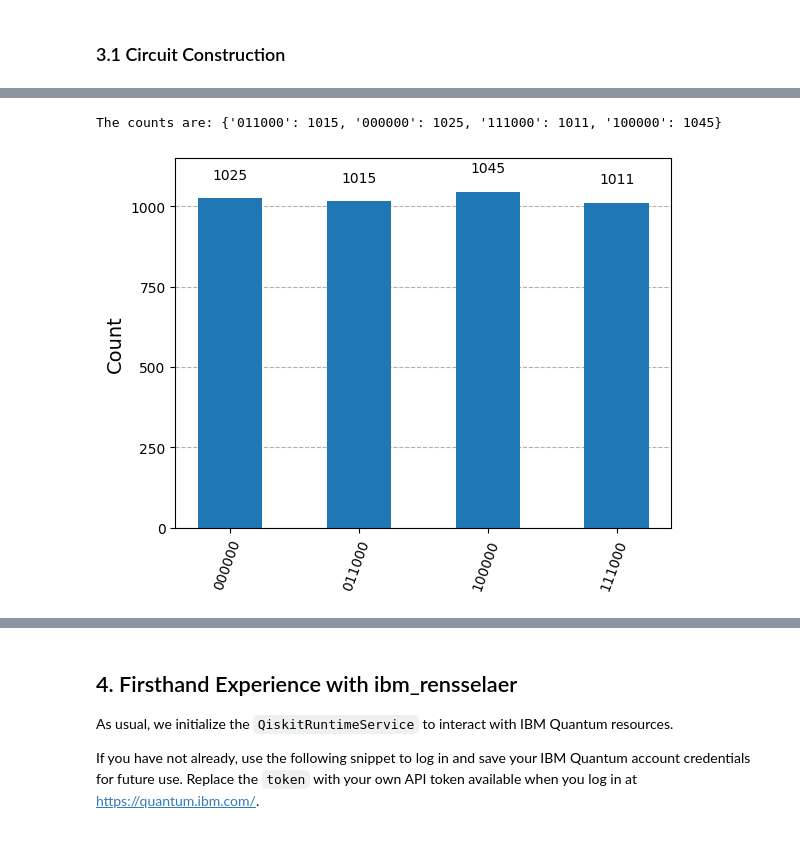
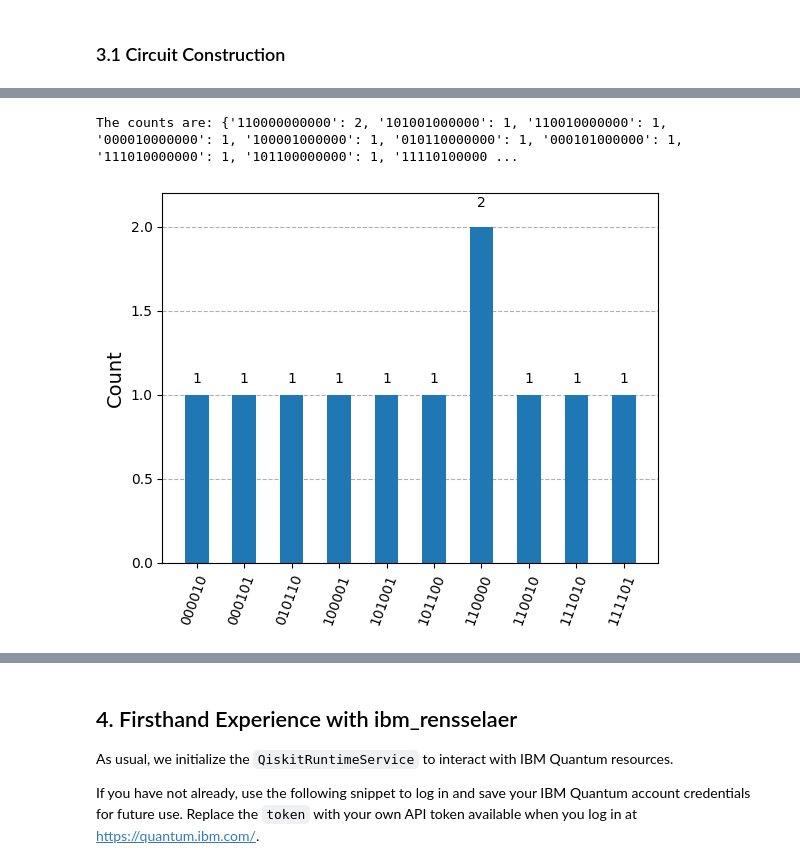
Before and after one commit to YangletLiu/quantum-education-modules, a Jupyter notebook: Modules/Algorithms/Simons/simons.ipynb, the cells around one changed output, grey strips where cells are left out. Saved outputs shown, nothing was run; the diff lists cells and outputs as text; code cells hidden in the pictures.

```diff
--- a/Modules/Algorithms/Simons/simons.ipynb
+++ b/Modules/Algorithms/Simons/simons.ipynb
@@ -113,7 +150,7 @@ from qiskit import QuantumCircuit
 
 # Preprocessing
 # Select a secret bit string
-s = '110'
+s = '110101'
 
 # Number of qubits to represent s
 num_qubits = num_bits = len(s)
@@ -137,20 +174,15 @@ reverse_s = s[::-1]
 flag_bit = reverse_s.find("1")
 
 # |x>|0> -> |x>|x>
-# for q in range(num_qubits):
-#     qc.cx(q, q + num_qubits)
+# Copy input to output
 for q in range(num_qubits):
     qc.cx(q + num_qubits, q)
 
 # |x> -> |x ⊕ s>
-# if flag_bit != -1:
-#     for q in range(num_qubits):
-#         if reverse_s[q] == '1':
-#             qc.cx(flag_bit, q + num_qubits)
-
+# If there is a found chosen flag bit, apply CNOT with flag as control and
 if flag_bit != -1:
     for q in range(num_qubits):
-        if s[q] == '1':
+        if reverse_s[q] == '1':
             qc.cx(2 * num_qubits - (flag_bit + 1), q)
 
 qc.barrier()
@@ -177,20 +209,26 @@ First, we initialize a StatevectorSampler primitive that classically simulates t
 # %%
 # Running on Simulator
 from qiskit.primitives import StatevectorSampler
 from qiskit.visualization import plot_histogram
 
 sampler = StatevectorSampler()
 
 sim_qc = qc
 
-# Run using sampler
-result = sampler.run([sim_qc], shots=4096).result()
+# Run using sampler n + 2 times to ensure we have at least n measurements
+result = sampler.run([sim_qc], shots=num_qubits + 5).result()
 
-# Get counts for the classical register "c"
+# Get counts for the classical register "c" (Note that the unmeasured qubits remain in the final result)
 counts = result[0].data.c.get_counts()
 print(f"The counts are: {counts}")
 
-plot_histogram(counts)
+# Remove unmeasured qubits from final result
+final_counts = {}
+for key, value in counts.items():
+    measured = key[:num_qubits]
+    final_counts[measured] = value
+
+plot_histogram(final_counts)
 # %% [output]
-The counts are: {'011000': 1015, '000000': 1025, '111000': 1011, '100000': 1045}
+The counts are: {'110000000000': 2, '101001000000': 1, '110010000000': 1, '000010000000': 1, '100001000000': 1, '010110000000': 1, '000101000000': 1, '111010000000': 1, '101100000000': 1, '11110100000 ...
-[figure, old version]
+[figure, new version]
```
Also changed, not shown: parts of 14 cells of this notebook, 9 other files.
